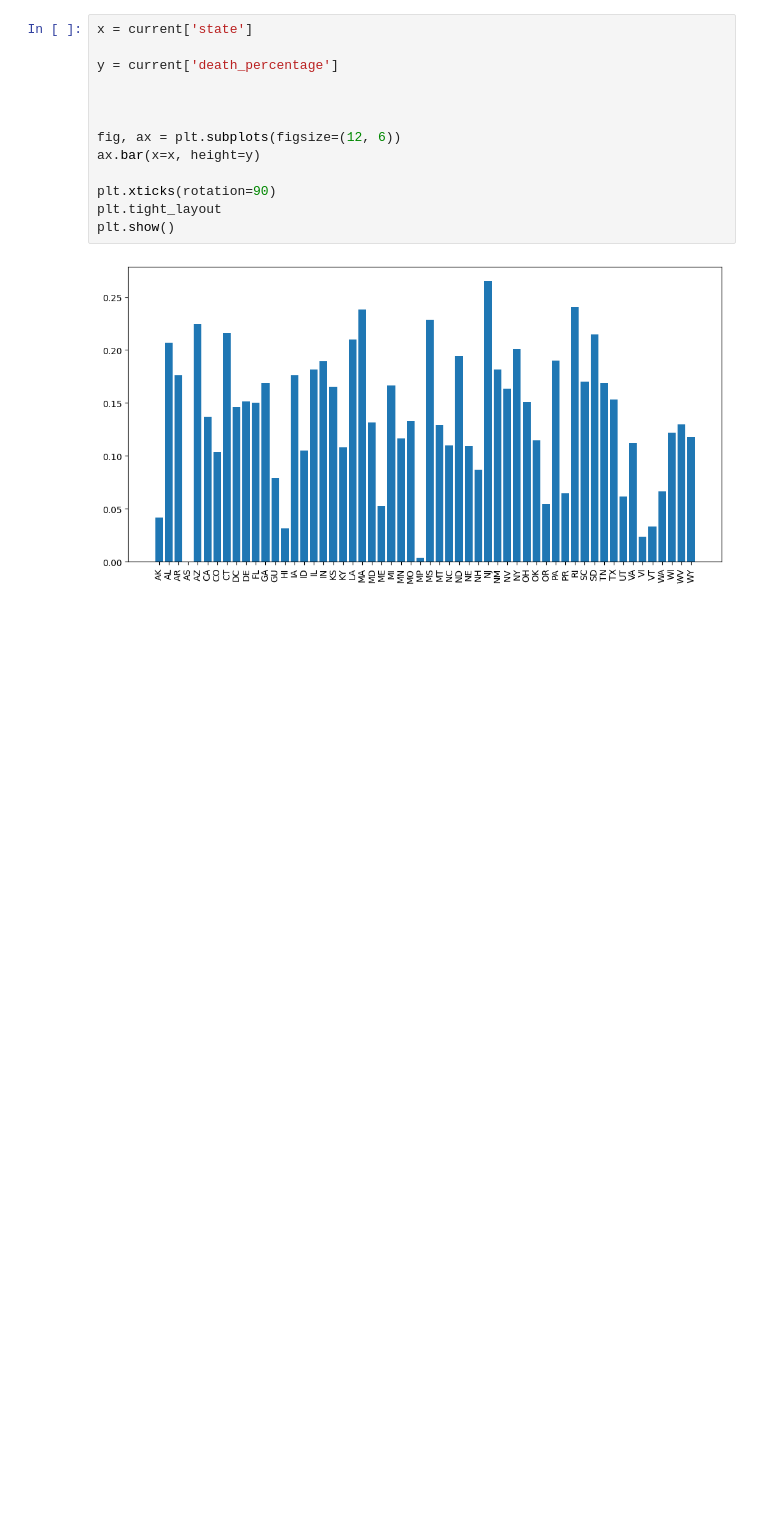
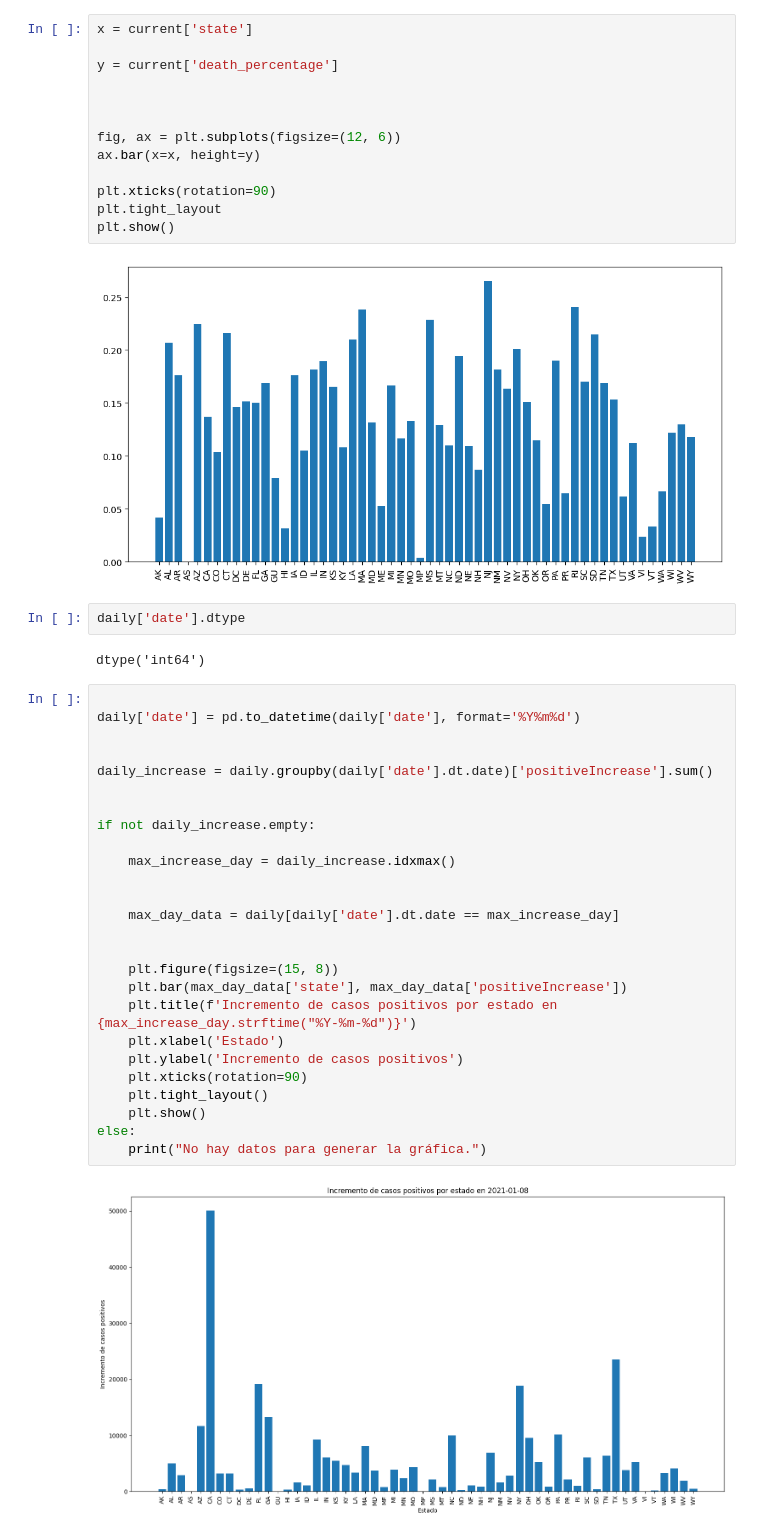
Before and after one commit to AI-School-F5-P3/EDA-Carol, a Jupyter notebook: EDA.ipynb, the cells around one changed output. Drawn from its saved outputs; the diff is of its cells as text; blank space fills up the shorter version.

Commit message:
incluyo gráficos que me dicen qué días hubo más positivos, además un gráfico general del año y medio y una revisión de los outliers.

```diff
--- a/EDA.ipynb
+++ b/EDA.ipynb
@@ -271,3 +273,35 @@ plt.tight_layout
 plt.show()
 # %% [output]
 [figure]
+# %%
+daily['date'].dtype
+# %% [output]
+dtype('int64')
+# %%
+
+daily['date'] = pd.to_datetime(daily['date'], format='%Y%m%d')
+
+
+daily_increase = daily.groupby(daily['date'].dt.date)['positiveIncrease'].sum()
+
+
+if not daily_increase.empty:
+
+    max_increase_day = daily_increase.idxmax()
+
+
+    max_day_data = daily[daily['date'].dt.date == max_increase_day]
+
+
+    plt.figure(figsize=(15, 8))
+    plt.bar(max_day_data['state'], max_day_data['positiveIncrease'])
+    plt.title(f'Incremento de casos positivos por estado en {max_increase_day.strftime("%Y-%m-%d")}')
+    plt.xlabel('Estado')
+    plt.ylabel('Incremento de casos positivos')
+    plt.xticks(rotation=90)
+    plt.tight_layout()
+    plt.show()
+else:
+    print("No hay datos para generar la gráfica.")
+# %% [output]
+[figure, added]
```
Also changed, not shown: parts of 18 cells of this notebook, 1 other file.
